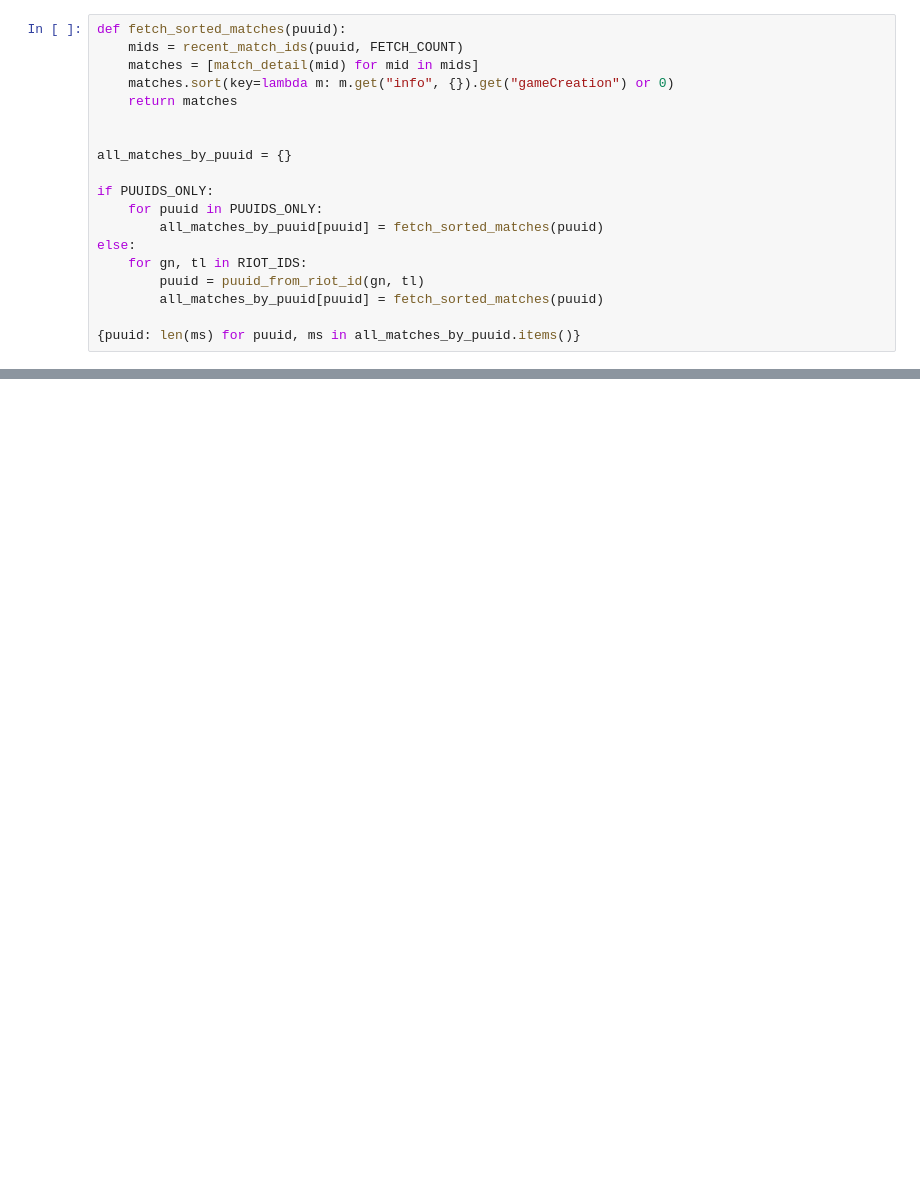
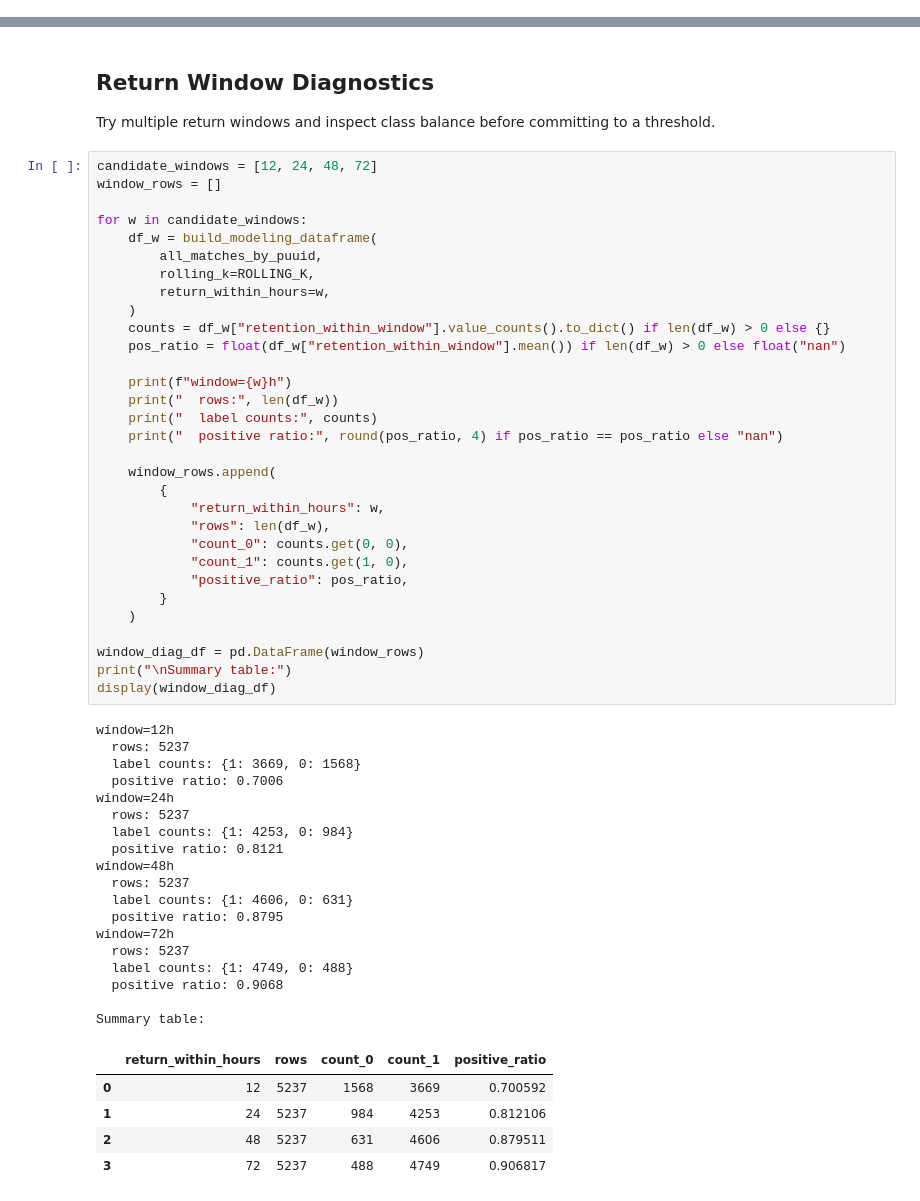
Before and after one commit to RyqShaw/ML2FinalProject_Spring2026, a Jupyter notebook: lol_retention_demo.ipynb, the cells around one changed output, grey strips where cells are left out. Saved outputs shown, nothing was run; the diff lists cells and outputs as text; blank space fills up the shorter version.

Commit message:
update retention demo notebook

```diff
--- a/lol_retention_demo.ipynb
+++ b/lol_retention_demo.ipynb
@@ -76,19 +0,0 @@ PUUIDS_ONLY = None
-# %%
-def fetch_sorted_matches(puuid):
-    mids = recent_match_ids(puuid, FETCH_COUNT)
-    matches = [match_detail(mid) for mid in mids]
-    matches.sort(key=lambda m: m.get("info", {}).get("gameCreation") or 0)
-    return matches
-
-
-all_matches_by_puuid = {}
-
-if PUUIDS_ONLY:
-    for puuid in PUUIDS_ONLY:
-        all_matches_by_puuid[puuid] = fetch_sorted_matches(puuid)
-else:
-    for gn, tl in RIOT_IDS:
-        puuid = puuid_from_riot_id(gn, tl)
-        all_matches_by_puuid[puuid] = fetch_sorted_matches(puuid)
-
-{puuid: len(ms) for puuid, ms in all_matches_by_puuid.items()}
@@ -210,0 +965,59 @@ accuracy: 0.8333333333333334
+# %% [markdown]
+## Return Window Diagnostics
+
+Try multiple return windows and inspect class balance before committing to a threshold.
+# %%
+candidate_windows = [12, 24, 48, 72]
+window_rows = []
+
+for w in candidate_windows:
+    df_w = build_modeling_dataframe(
+        all_matches_by_puuid,
+        rolling_k=ROLLING_K,
+        return_within_hours=w,
+    )
+    counts = df_w["retention_within_window"].value_counts().to_dict() if len(df_w) > 0 else {}
+    pos_ratio = float(df_w["retention_within_window"].mean()) if len(df_w) > 0 else float("nan")
+
+    print(f"window={w}h")
+    print("  rows:", len(df_w))
+    print("  label counts:", counts)
+    print("  positive ratio:", round(pos_ratio, 4) if pos_ratio == pos_ratio else "nan")
+
+    window_rows.append(
+        {
+            "return_within_hours": w,
+            "rows": len(df_w),
+            "count_0": counts.get(0, 0),
+            "count_1": counts.get(1, 0),
+            "positive_ratio": pos_ratio,
+        }
+    )
+
+window_diag_df = pd.DataFrame(window_rows)
+print("\nSummary table:")
+display(window_diag_df)
+# %% [output]
+window=12h
+  rows: 5237
+  label counts: {1: 3669, 0: 1568}
+  positive ratio: 0.7006
+window=24h
+  rows: 5237
+  label counts: {1: 4253, 0: 984}
+  positive ratio: 0.8121
+window=48h
+  rows: 5237
+  label counts: {1: 4606, 0: 631}
+  positive ratio: 0.8795
+window=72h
+  rows: 5237
+  label counts: {1: 4749, 0: 488}
+  positive ratio: 0.9068
+
+Summary table:
+|  | return_within_hours | rows | count_0 | count_1 | positive_ratio |
+| 0 | 12 | 5237 | 1568 | 3669 | 0.700592 |
+| 1 | 24 | 5237 | 984 | 4253 | 0.812106 |
+| 2 | 48 | 5237 | 631 | 4606 | 0.879511 |
+| 3 | 72 | 5237 | 488 | 4749 | 0.906817 |
```
Also changed, not shown: parts of 32 cells of this notebook.
